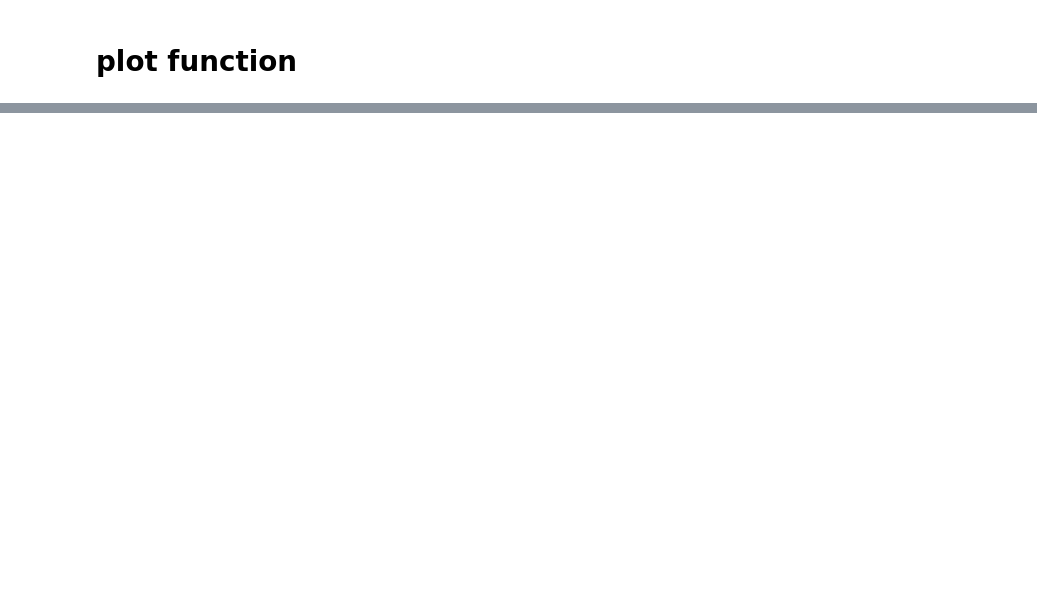
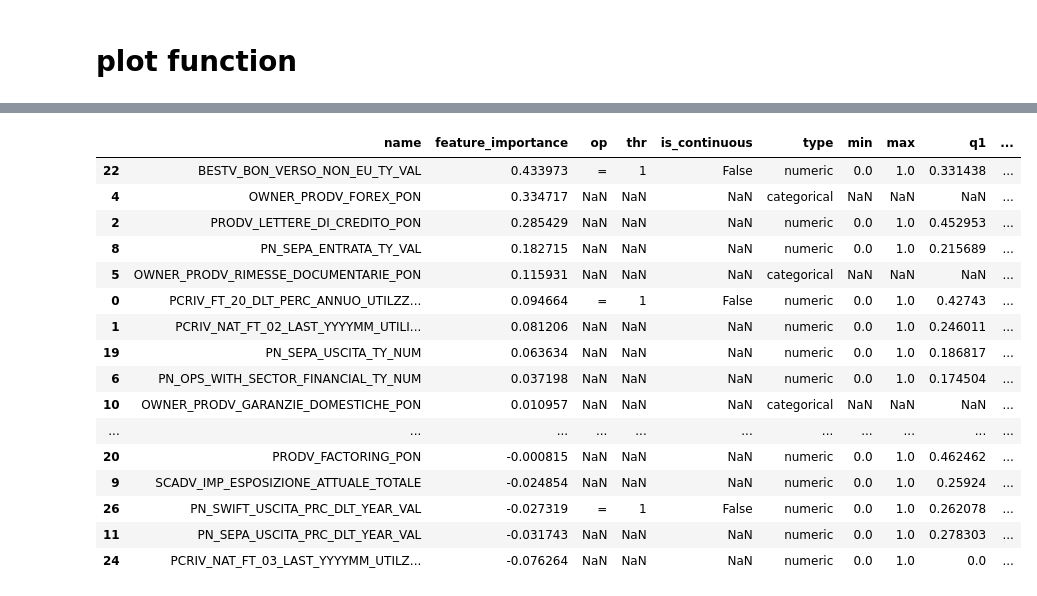
Before and after one commit to Elecapp/xai-visualization_rules_fi, a Jupyter notebook: notebooks/narets_c.ipynb, the cells around one changed output, grey strips where cells are left out. Saved outputs shown, nothing was run; the diff lists cells and outputs as text; code cells hidden in the pictures; blank space fills up the shorter version.

```diff
--- a/notebooks/narets_c.ipynb
+++ b/notebooks/narets_c.ipynb
@@ -516,3 +533,23 @@ array([nan, '='], dtype=object)
 plot_rules(df)
 # %% [output]
 [interactive output not drawn]
+# %%
+df
+# %% [output]
+|  | name | feature_importance | op | thr | is_continuous | type | min | max | q1 | ... |
+| 22 | BESTV_BON_VERSO_NON_EU_TY_VAL | 0.433973 | = | 1 | False | numeric | 0.0 | 1.0 | 0.331438 | ... |
+| 4 | OWNER_PRODV_FOREX_PON | 0.334717 | NaN | NaN | NaN | categorical | NaN | NaN | NaN | ... |
+| 2 | PRODV_LETTERE_DI_CREDITO_PON | 0.285429 | NaN | NaN | NaN | numeric | 0.0 | 1.0 | 0.452953 | ... |
+| 8 | PN_SEPA_ENTRATA_TY_VAL | 0.182715 | NaN | NaN | NaN | numeric | 0.0 | 1.0 | 0.215689 | ... |
+| 5 | OWNER_PRODV_RIMESSE_DOCUMENTARIE_PON | 0.115931 | NaN | NaN | NaN | categorical | NaN | NaN | NaN | ... |
+| 0 | PCRIV_FT_20_DLT_PERC_ANNUO_UTILZZ... | 0.094664 | = | 1 | False | numeric | 0.0 | 1.0 | 0.42743 | ... |
+| 1 | PCRIV_NAT_FT_02_LAST_YYYYMM_UTILI... | 0.081206 | NaN | NaN | NaN | numeric | 0.0 | 1.0 | 0.246011 | ... |
+| 19 | PN_SEPA_USCITA_TY_NUM | 0.063634 | NaN | NaN | NaN | numeric | 0.0 | 1.0 | 0.186817 | ... |
+| 6 | PN_OPS_WITH_SECTOR_FINANCIAL_TY_NUM | 0.037198 | NaN | NaN | NaN | numeric | 0.0 | 1.0 | 0.174504 | ... |
+| 10 | OWNER_PRODV_GARANZIE_DOMESTICHE_PON | 0.010957 | NaN | NaN | NaN | categorical | NaN | NaN | NaN | ... |
+| ... | ... | ... | ... | ... | ... | ... | ... | ... | ... | ... |
+| 20 | PRODV_FACTORING_PON | -0.000815 | NaN | NaN | NaN | numeric | 0.0 | 1.0 | 0.462462 | ... |
+| 9 | SCADV_IMP_ESPOSIZIONE_ATTUALE_TOTALE | -0.024854 | NaN | NaN | NaN | numeric | 0.0 | 1.0 | 0.25924 | ... |
+| 26 | PN_SWIFT_USCITA_PRC_DLT_YEAR_VAL | -0.027319 | = | 1 | False | numeric | 0.0 | 1.0 | 0.262078 | ... |
+| 11 | PN_SEPA_USCITA_PRC_DLT_YEAR_VAL | -0.031743 | NaN | NaN | NaN | numeric | 0.0 | 1.0 | 0.278303 | ... |
+| 24 | PCRIV_NAT_FT_03_LAST_YYYYMM_UTILZ... | -0.076264 | NaN | NaN | NaN | numeric | 0.0 | 1.0 | 0.0 | ... |
```
Also changed, not shown: parts of 6 cells of this notebook.
